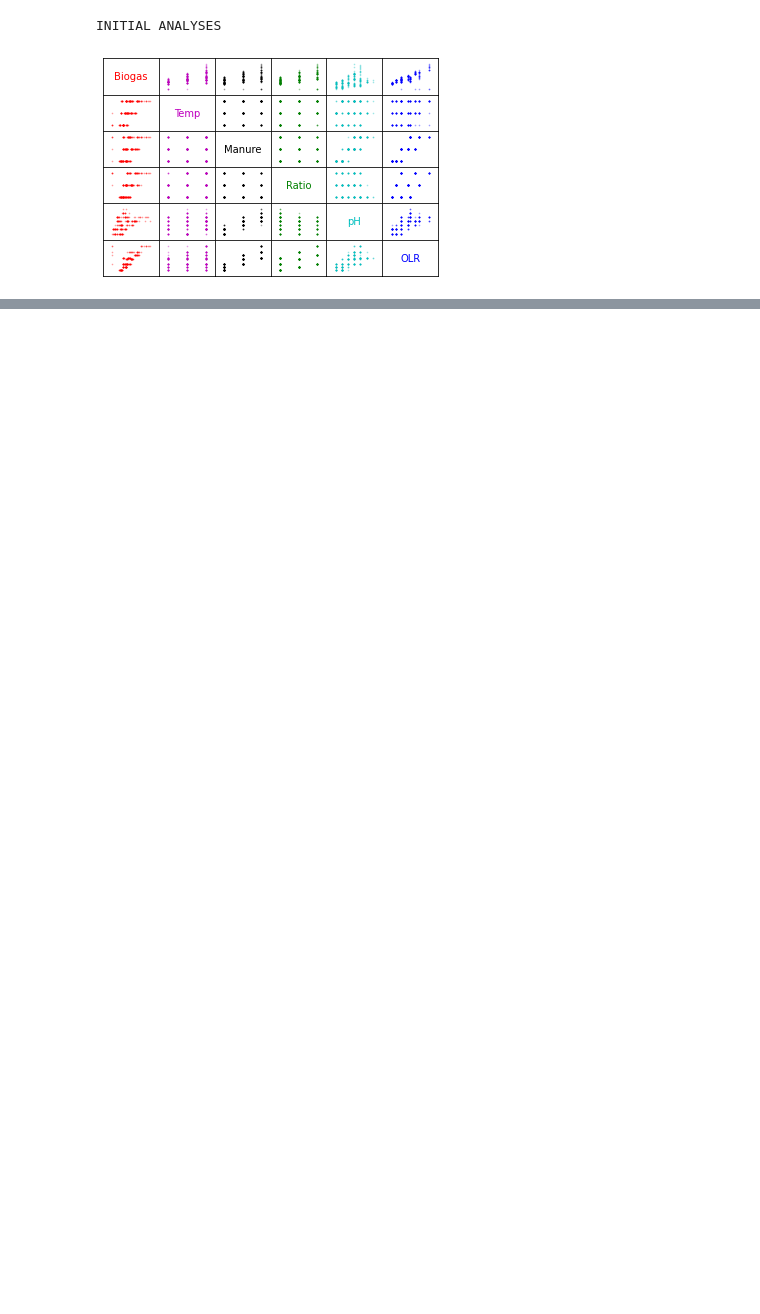
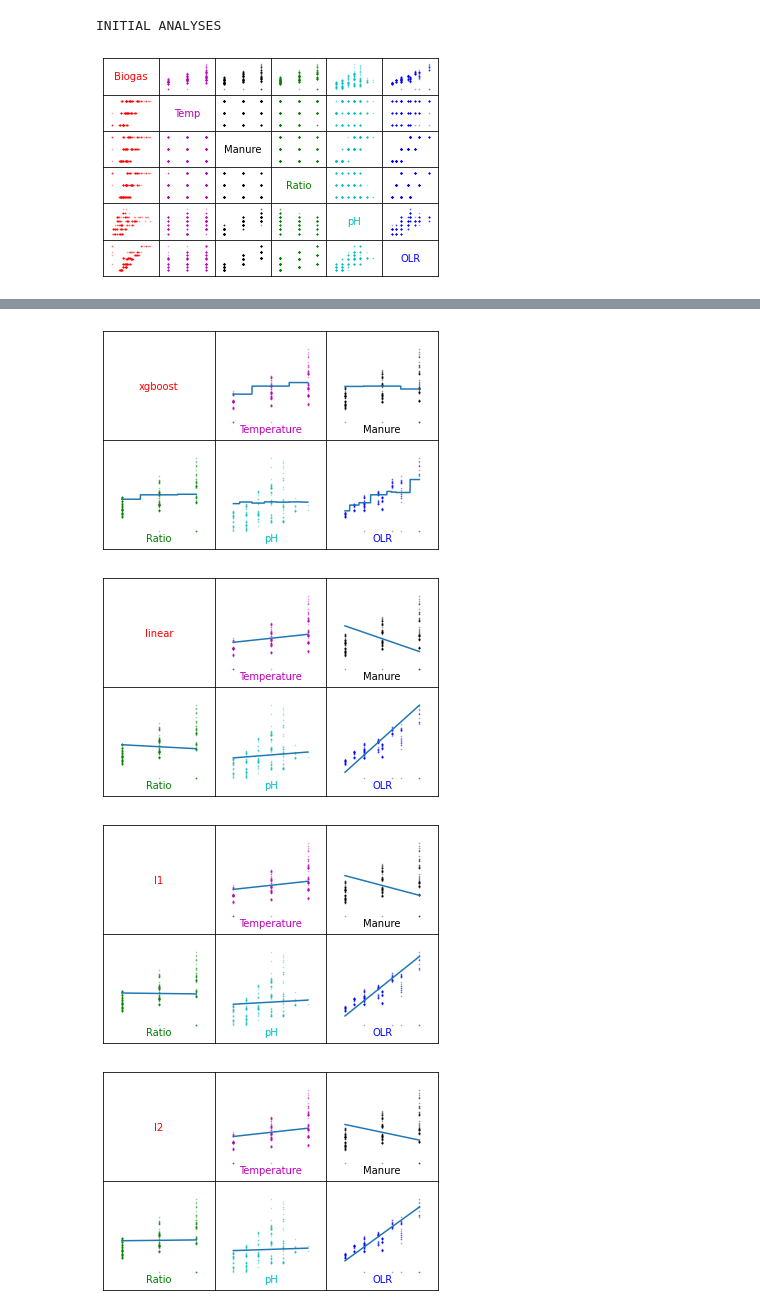
Before and after one commit to NicoACloutier/assorted-data-analysis, a Jupyter notebook: biogas/RESULTS.ipynb, the cells around one changed output, grey strips where cells are left out. Drawn from its saved outputs; the diff is of its cells as text; code cells hidden in the pictures; blank space fills up the shorter version.

```diff
--- a/biogas/RESULTS.ipynb
+++ b/biogas/RESULTS.ipynb
@@ -147,0 +211,9 @@ for method in ['none', 'RandomOver', 'RandomUnder']:
+# %%
+models = ['xgboost', 'linear', 'l1', 'l2', 'poly2',  'poly3', 'regtree', 'forest']
+for model in models:
+    plot_model_variables(df, model)
+# %% [output]
+[figure, added]
+[figure, added]
+[figure, added]
+[figure, added]
```
Also changed, not shown: parts of 7 cells of this notebook, 1 other file.
